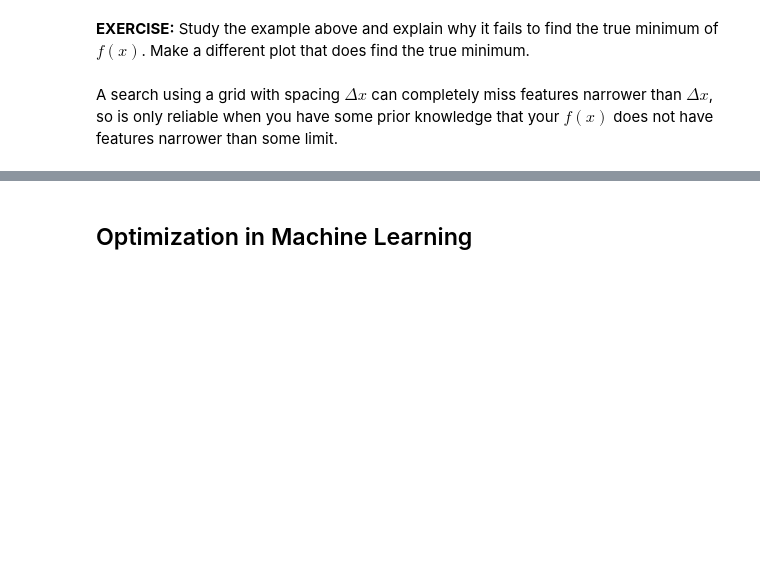
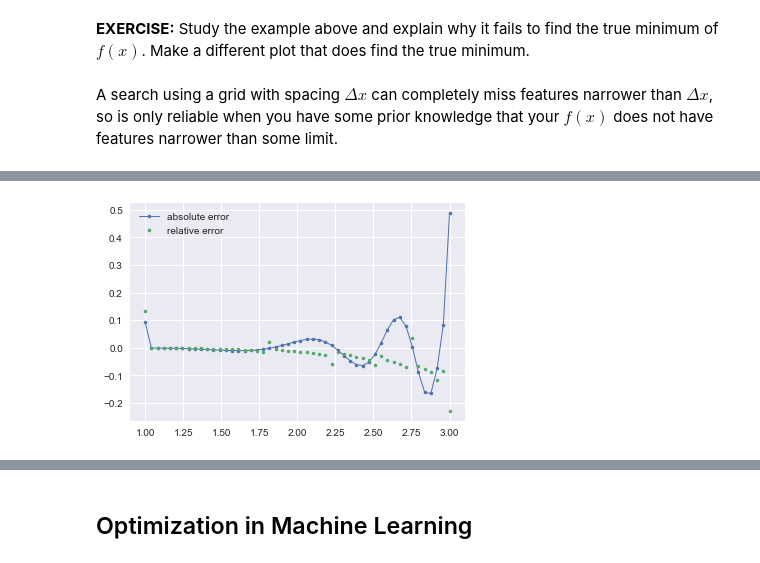
Before and after one commit to bubnicbf/phys_714, a Jupyter notebook: notebooks/Optimization.ipynb, the cells around one changed output, grey strips where cells are left out. Saved outputs shown, nothing was run; the diff lists cells and outputs as text; code cells hidden in the pictures; blank space fills up the shorter version.

```diff
--- a/notebooks/Optimization.ipynb
+++ b/notebooks/Optimization.ipynb
@@ -78,0 +96,8 @@ There is also a third hybrid approach that has proven very useful in machine lea
+# %%
+fp_numeric = np.gradient(f(x), x)
+# %%
+plt.plot(x, (fp_numeric - fp(x)), '.-', lw=1, label='absolute error')
+plt.plot(x, (fp_numeric - fp(x)) / fp(x), '.', label='relative error')
+plt.legend();
+# %% [output]
+[figure, added]
```
Also changed, not shown: parts of 123 cells of this notebook.
